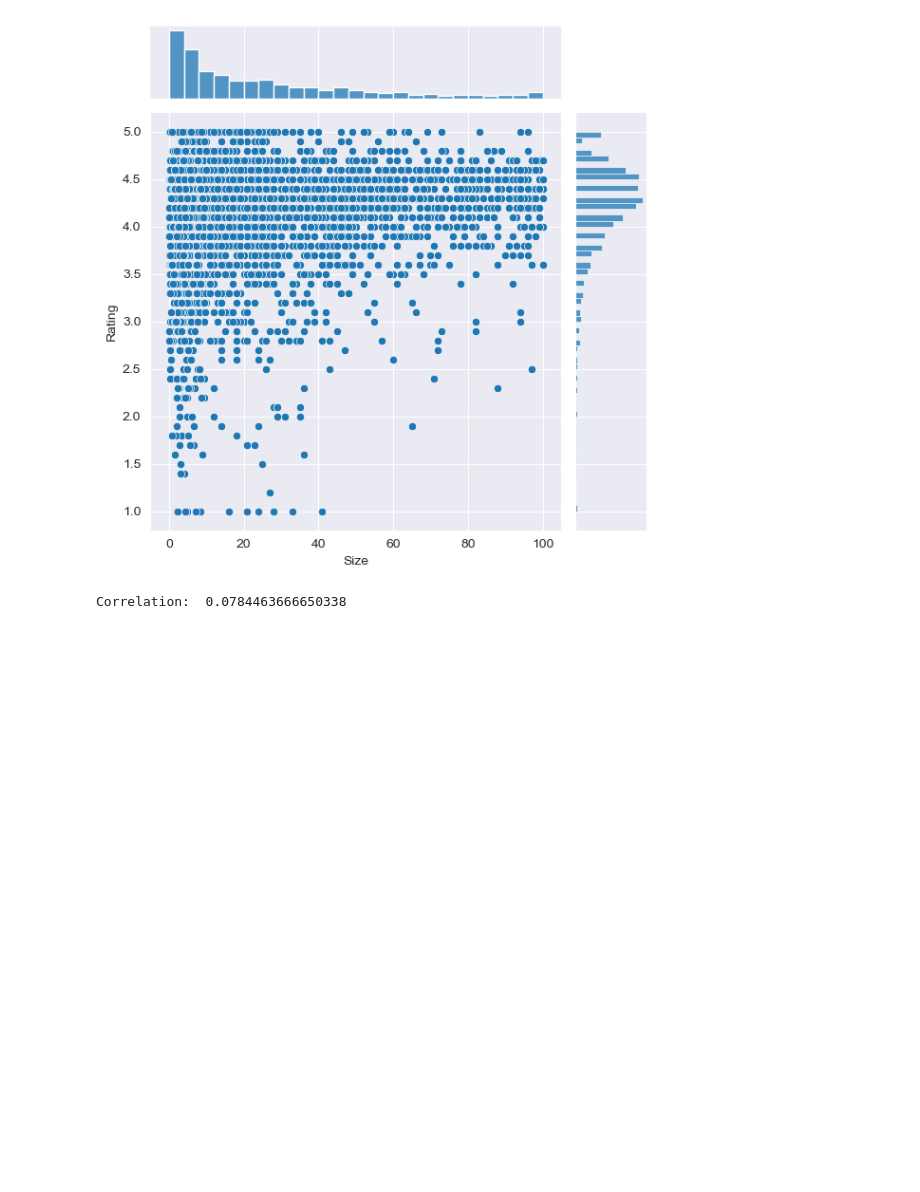
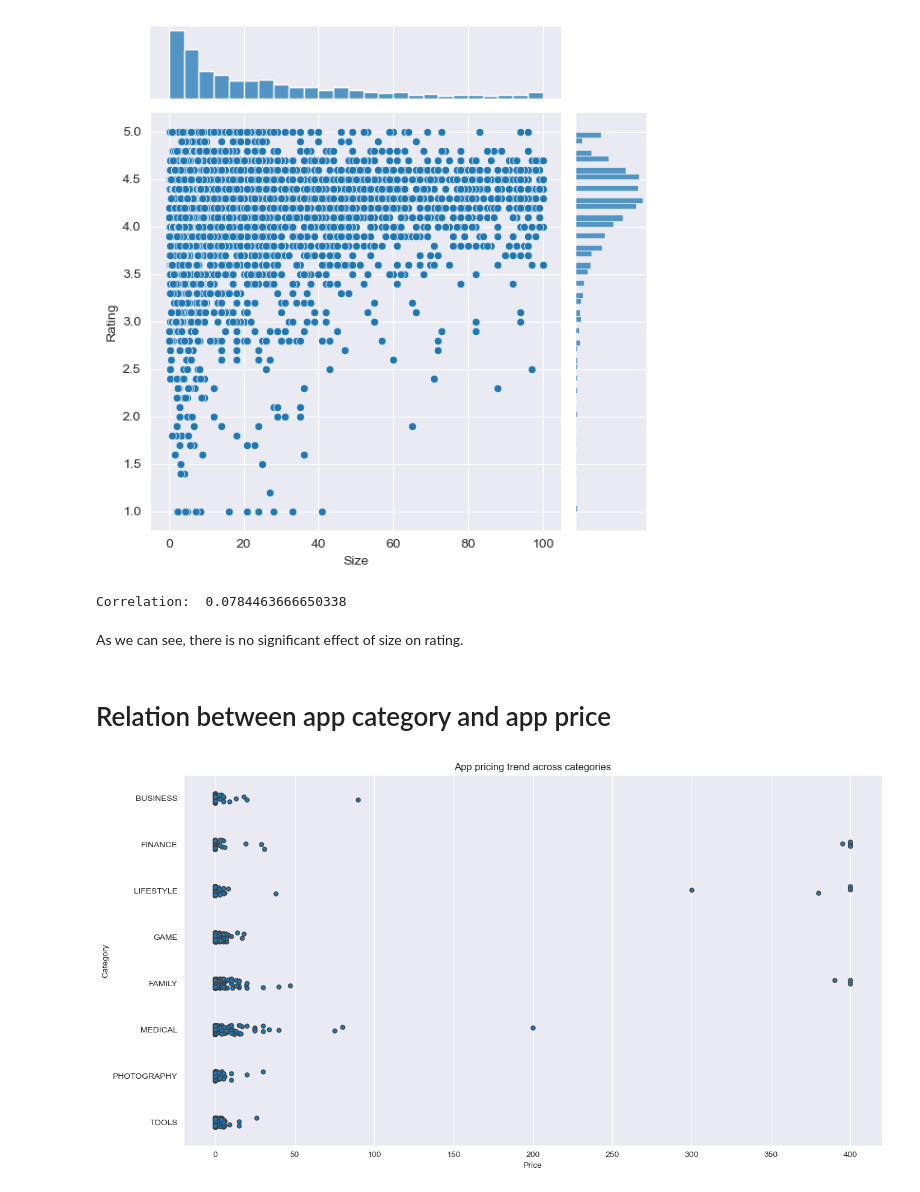
Before and after one commit to NickVasenkov/Android-App-Market-Analysis, a Jupyter notebook: android-app-market-analysis.ipynb, the cells around one changed output. Drawn from its saved outputs; the diff is of its cells as text; code cells hidden in the pictures; blank space fills up the shorter version.

Commit message:
Price vs. Category

```diff
--- a/android-app-market-analysis.ipynb
+++ b/android-app-market-analysis.ipynb
@@ -153,3 +153,23 @@ plt1 = sns.jointplot(x = large_categories['Size'], y = large_categories['Rating'
 print("Correlation: ", large_categories['Size'].corr(large_categories['Rating']))
 # %% [output]
 Correlation:  0.0784463666650338
+# %% [markdown]
+As we can see, there is no significant effect of size on rating.
+# %% [markdown]
+# Relation between app category and app price
+# %%
+import matplotlib.pyplot as plt
+fig, ax = plt.subplots()
+fig.set_size_inches(15, 8)
+
+# Select a few popular app categories
+popular_app_cats = apps[apps.Category.isin(['GAME', 'FAMILY', 'PHOTOGRAPHY',
+                                            'MEDICAL', 'TOOLS', 'FINANCE',
+                                            'LIFESTYLE','BUSINESS'])]
+
+# Examine the price trend by plotting Price vs Category
+ax = sns.stripplot(x = popular_app_cats['Price'], y = popular_app_cats['Category'], jitter=True, linewidth=1)
+ax.set_title('App pricing trend across categories')
+plt.show()
+# %% [output]
+[figure, added]
```
Also changed, not shown: parts of 6 cells of this notebook.
